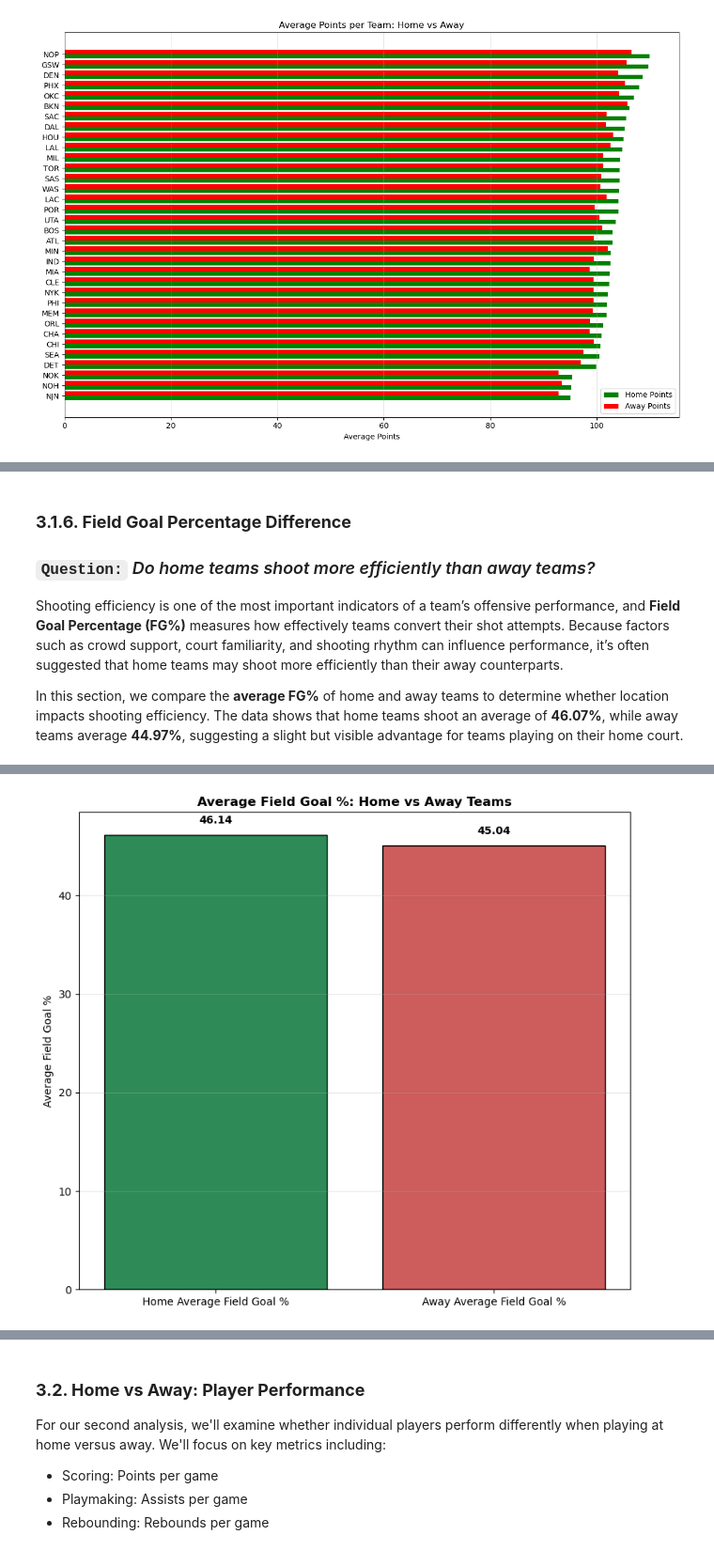
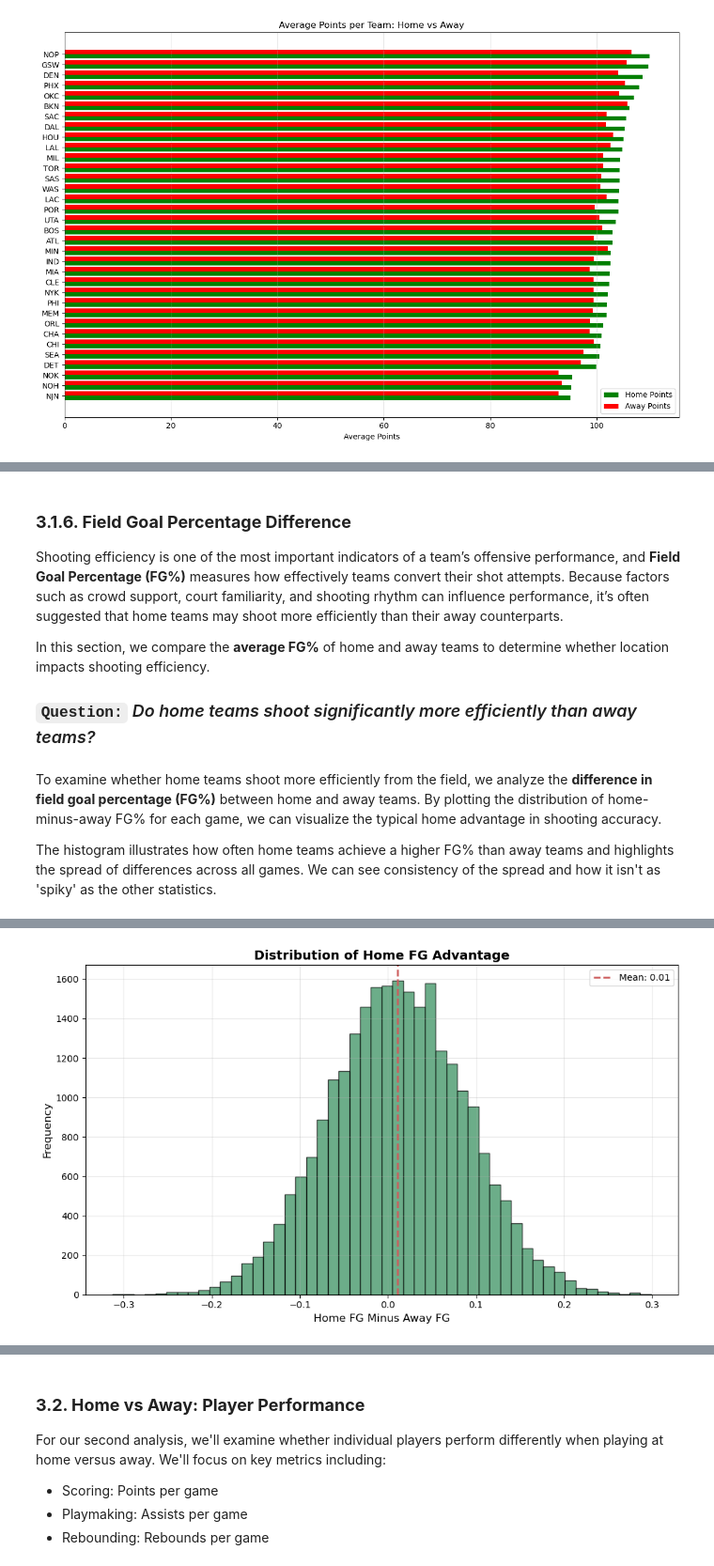
Before and after one commit to joshuanicoo/DATA100-EDA-Finals, a Jupyter notebook: main.ipynb, the cells around one changed output, grey strips where cells are left out. Shown at 94% size. Drawn from its saved outputs; the diff is of its cells as text; code cells hidden in the pictures.

```diff
--- a/main.ipynb
+++ b/main.ipynb
@@ -225,3 +235,17 @@ df_games_details: ['GAME_ID', 'TEAM_ID', 'TEAM_ABBREVIATION', 'PLAYER_ID', 'PLAY
+# %%
+## First make sure both dataframes have datetime columns
+df_games['GAME_DATE_EST'] = pd.to_datetime(df_games['GAME_DATE_EST'])
+
+## Filter df_games first to get the GAME_IDs to keep
+games_to_keep = df_games[
+    ~((df_games['GAME_DATE_EST'] >= '2020-07-01') &
+      (df_games['GAME_DATE_EST'] <= '2020-10-31'))
+]['GAME_ID']
+
+# Now filter df_games_details based on GAME_IDs to keep
+df_games_details_filtered = df_games_details[
+    df_games_details['GAME_ID'].isin(games_to_keep)
+]
 # %% [markdown]
 ### **2.2. Handling of Null Values**
 Second, we will check both data frames for null values to assess data quality and determine the appropriate handling strategy for missing data.
@@ -946,21 +995,16 @@ Conclusion: Home teams have significantly higher Free Throw Attempts per Game
 # %% [markdown]
 ### **3.1.6. Field Goal Percentage Difference**
 
-### `Question:` *Do home teams shoot more efficiently than away teams?*
-
 Shooting efficiency is one of the most important indicators of a team’s offensive performance, and **Field Goal Percentage (FG%)** measures how effectively teams convert their shot attempts. Because factors such as crowd support, court familiarity, and shooting rhythm can influence performance, it’s often suggested that home teams may shoot more efficiently than their away counterparts.
 
-In this section, we compare the **average FG%** of home and away teams to determine whether location impacts shooting efficiency. The data shows that home teams shoot an average of **46.07%**, while away teams average **44.97%**, suggesting a slight but visible advantage for teams playing on their home court.
+In this section, we compare the **average FG%** of home and away teams to determine whether location impacts shooting efficiency.
+
+### `Question:` *Do home teams shoot significantly more efficiently than away teams?*
+# %% [markdown]
+To examine whether home teams shoot more efficiently from the field, we analyze the **difference in field goal percentage (FG%)** between home and away teams. By plotting the distribution of home-minus-away FG% for each game, we can visualize the typical home advantage in shooting accuracy.
+
+The histogram illustrates how often home teams achieve a higher FG% than away teams and highlights the spread of differences across all games. We can see consistency of the spread and how it isn't as 'spiky' as the other statistics.
 # %%
-## Calculate avg FG%
-home_fg_pct = df_games['FG_PCT_home'].mean() * 100
-away_fg_pct = df_games['FG_PCT_away'].mean() * 100
-
-create_bar_chart(
-    data=[home_fg_pct, away_fg_pct],
-    labels=['Home Average Field Goal %', 'Away Average Field Goal %'],
-    title='Average Field Goal %: Home vs Away Teams',
-    ylabel='Average Field Goal %',
-    value_format='{:.2f}'
-)
+## Difference in fg%
+plot_distribution_of_differences(df_games, 'FG_PCT_home', 'FG_PCT_away')
 # %% [output]
@@ -967 +1012 @@ create_bar_chart(
-[figure, old version]
+[figure, new version]
```
Also changed, not shown: parts of 79 cells of this notebook, 3 other files.
